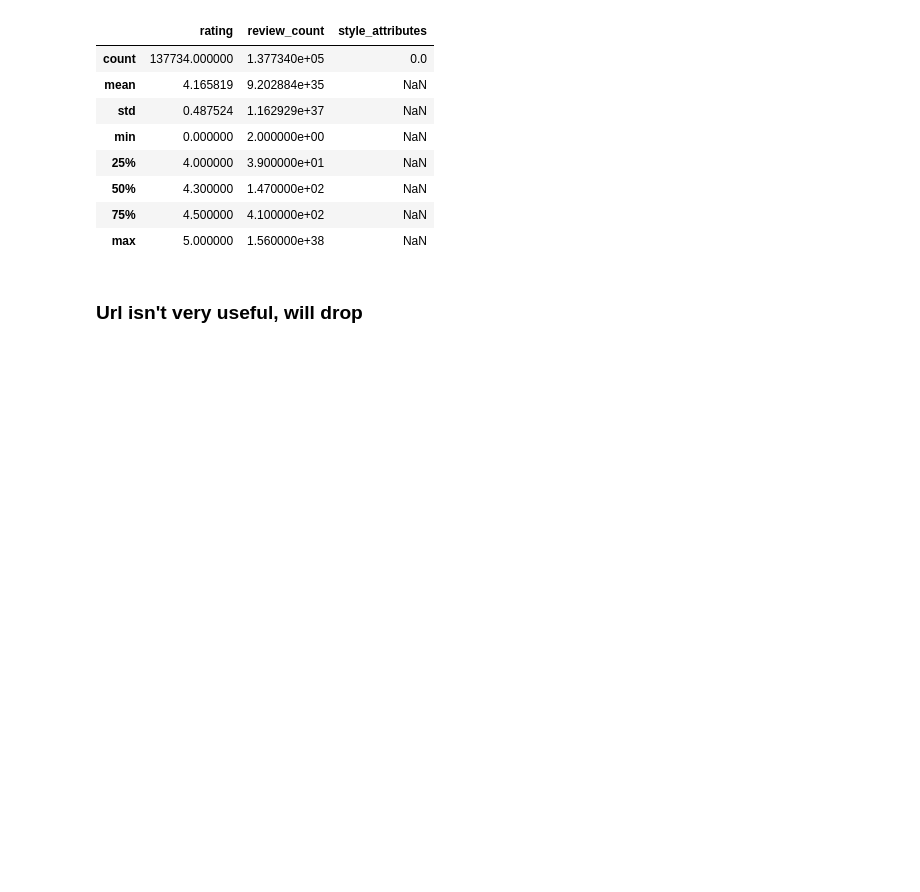
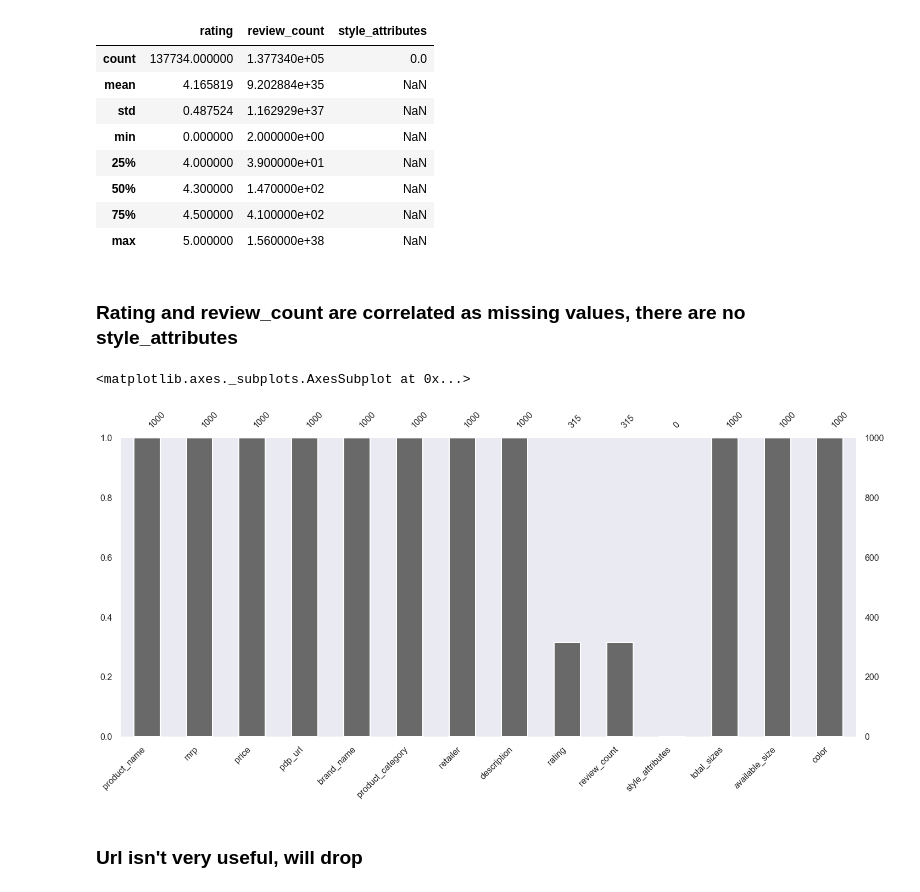
Before and after one commit to MichaelBurak/fashion-data-analysis, a Jupyter notebook: victoria-secret-data.ipynb, the cells around one changed output. Saved outputs shown, nothing was run; the diff lists cells and outputs as text; code cells hidden in the pictures; blank space fills up the shorter version.

```diff
--- a/victoria-secret-data.ipynb
+++ b/victoria-secret-data.ipynb
@@ -75,6 +97,13 @@ df.describe()
 | 50% | 4.300000 | 1.470000e+02 | NaN |
 | 75% | 4.500000 | 4.100000e+02 | NaN |
 | max | 5.000000 | 1.560000e+38 | NaN |
+# %% [markdown]
+### Rating and review_count are correlated as missing values, there are no style_attributes
+# %%
+msno.bar(df.sample(1000))
+# %% [output]
+<matplotlib.axes._subplots.AxesSubplot at 0x...>
+[figure, added]
 # %% [markdown]
 ### Url isn't very useful, will drop
 # %% [markdown]
```
Also changed, not shown: parts of 120 cells of this notebook, 2 other files.
